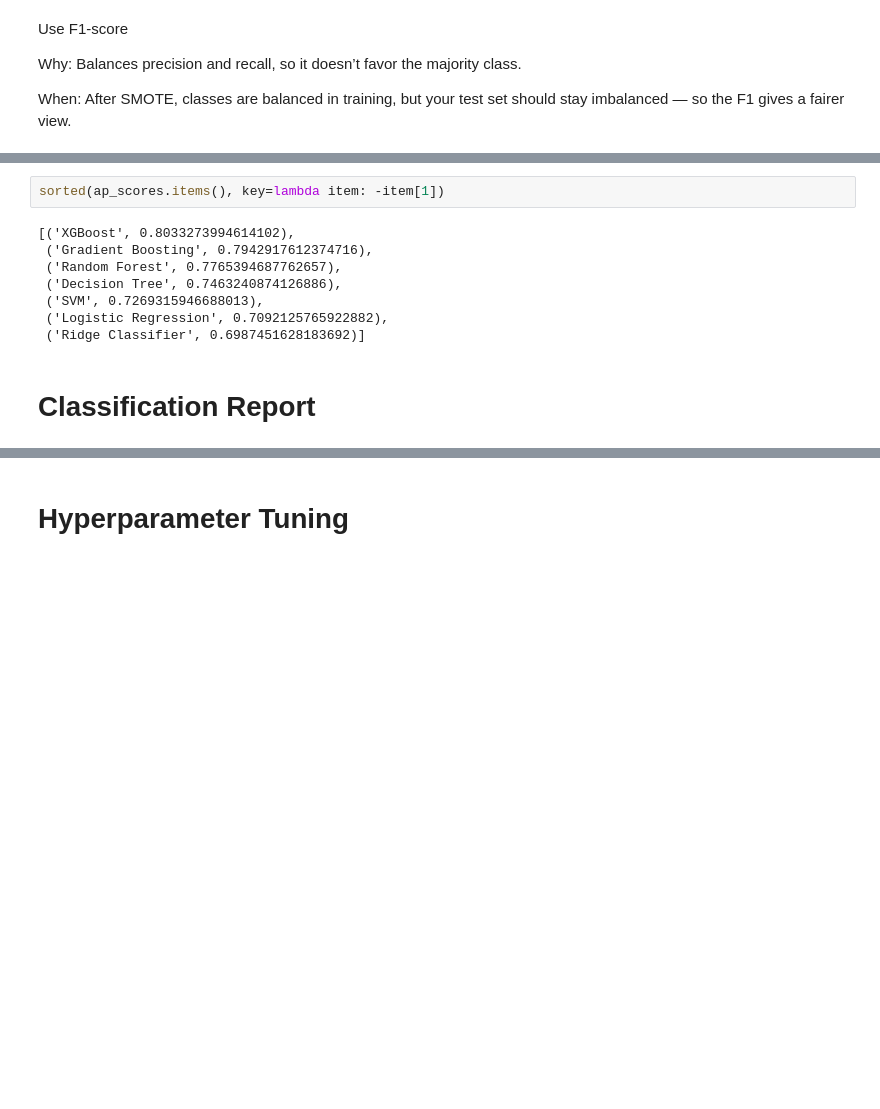
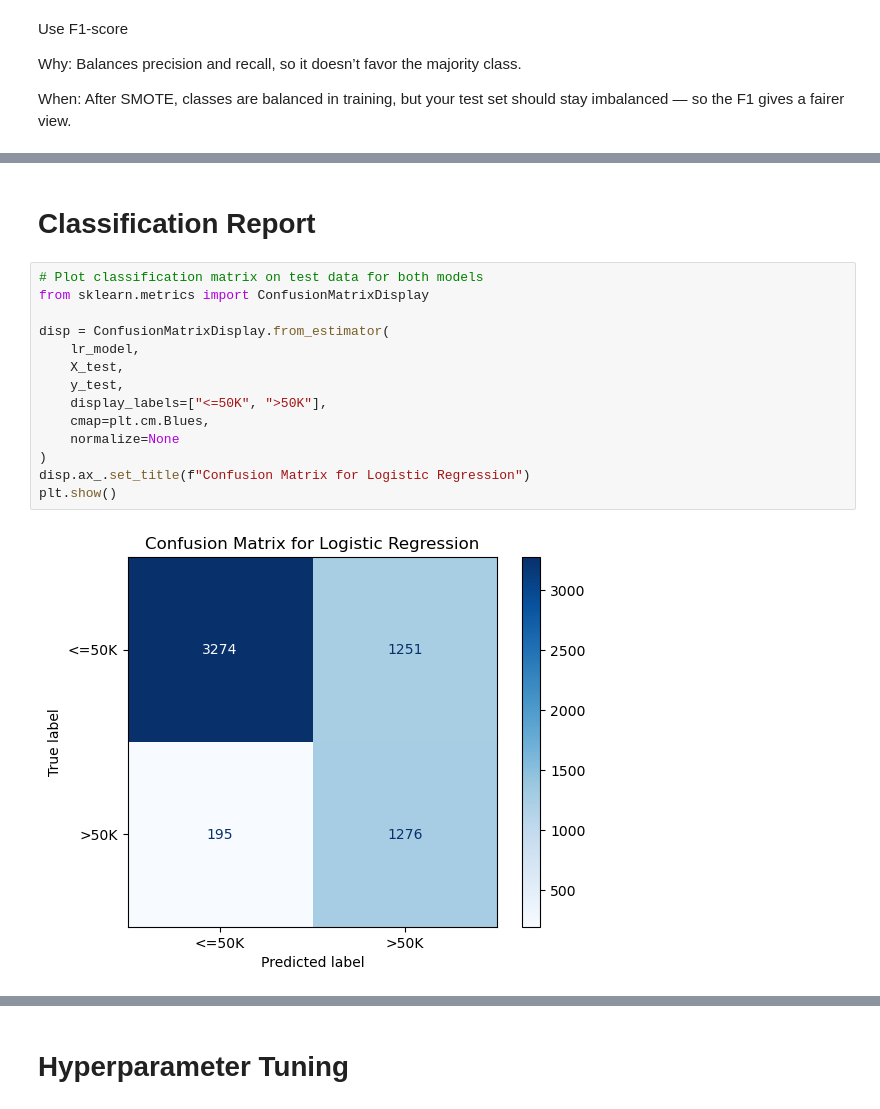
Before and after one commit to calvin050101/6006CEM-Project, a Jupyter notebook: Adult Census Income/census_03_model_training.ipynb, the cells around one changed output, grey strips where cells are left out. Drawn from its saved outputs; the diff is of its cells as text; blank space fills up the shorter version.

```diff
--- a/Adult Census Income/census_03_model_training.ipynb
+++ b/Adult Census Income/census_03_model_training.ipynb
@@ -161,15 +147,21 @@ plt.show()
-# %%
-sorted(ap_scores.items(), key=lambda item: -item[1])
-# %% [output]
-[('XGBoost', 0.8033273994614102),
- ('Gradient Boosting', 0.7942917612374716),
- ('Random Forest', 0.7765394687762657),
- ('Decision Tree', 0.7463240874126886),
- ('SVM', 0.7269315946688013),
- ('Logistic Regression', 0.7092125765922882),
- ('Ridge Classifier', 0.6987451628183692)]
 # %% [markdown]
 # Classification Report
+# %%
+# Plot classification matrix on test data for both models
+from sklearn.metrics import ConfusionMatrixDisplay
+
+disp = ConfusionMatrixDisplay.from_estimator(
+    lr_model,
+    X_test,
+    y_test,
+    display_labels=["<=50K", ">50K"],
+    cmap=plt.cm.Blues,
+    normalize=None
+)
+disp.ax_.set_title(f"Confusion Matrix for Logistic Regression")
+plt.show()
+# %% [output]
+[figure, added]
 # %%
 from sklearn.metrics import classification_report
 
```
Also changed, not shown: parts of 34 cells of this notebook, 4 other files.
